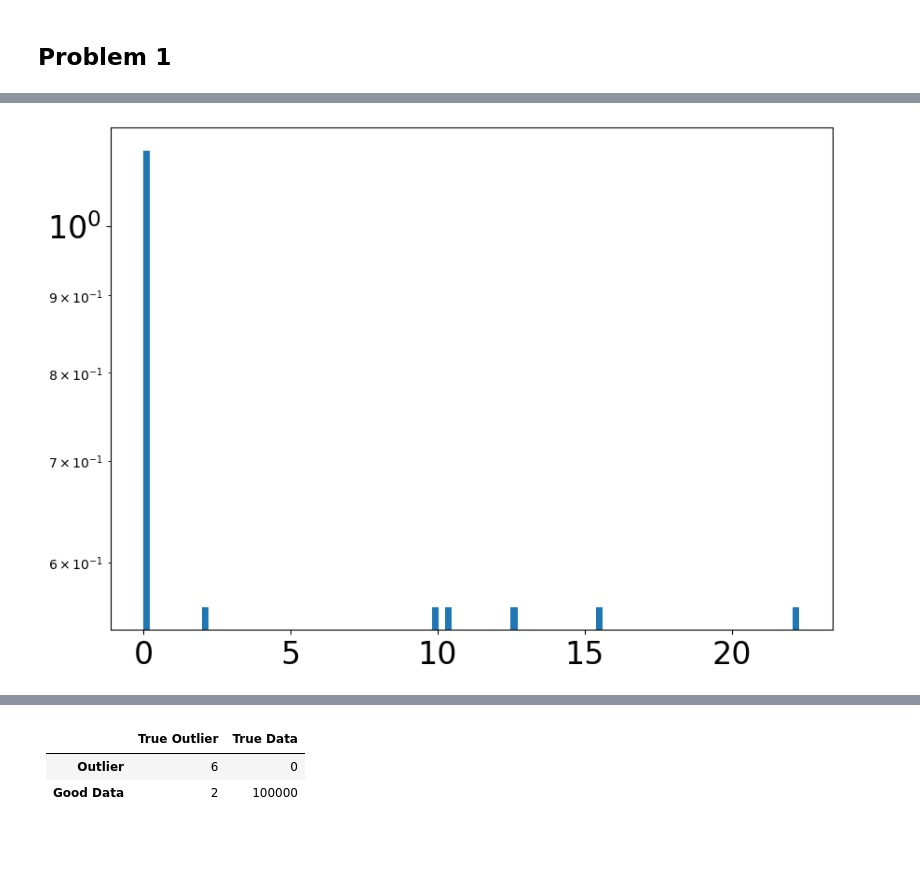
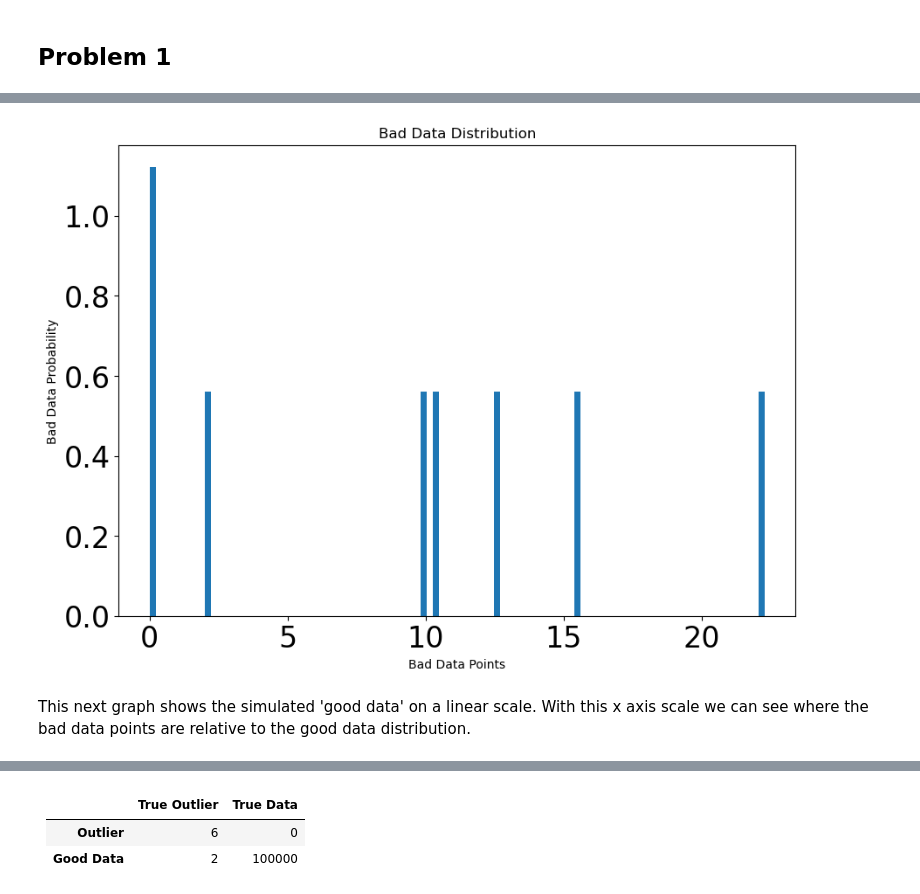
Before and after one commit to ciaramw0/phys434, a Jupyter notebook: Lab_3.ipynb, the cells around one changed output, grey strips where cells are left out. Drawn from its saved outputs; the diff is of its cells as text; code cells hidden in the pictures; blank space fills up the shorter version.

```diff
--- a/Lab_3.ipynb
+++ b/Lab_3.ipynb
@@ -26,15 +35,20 @@ plt.show()
 # %%
 # Explore data with plots
 d_out = [10., 10.3, 2.1, 0., 0., 15.6, 22.3, 12.7]
 fig, ax = plt.subplots(1, 1)
 ax.hist(d_out,100, density=True)
 plt.tick_params(labelsize = 24)
-plt.yscale('log')
+#plt.yscale('log')
+plt.ylabel('Bad Data Probability')
+plt.xlabel('Bad Data Points')
+plt.title('Bad Data Distribution')
 #x = np.linspace(4.95,5.05,1000)
 #ax.plot(x,stats.norm.pdf(x,loc = 5., scale = 0.01),linewidth = 8,alpha = 0.7)
 plt.show()
 # %% [output]
-[figure, old version]
+[figure, new version]
+# %% [markdown]
+This next graph shows the simulated 'good data' on a linear scale. With this x axis scale we can see where the bad data points are relative to the good data distribution.
 # %%
 d_pdf = stats.norm.rvs(loc = 12., scale = 0.4, size = 100000)
 fig, ax = plt.subplots(1, 1)
```
Also changed, not shown: parts of 33 cells of this notebook.
